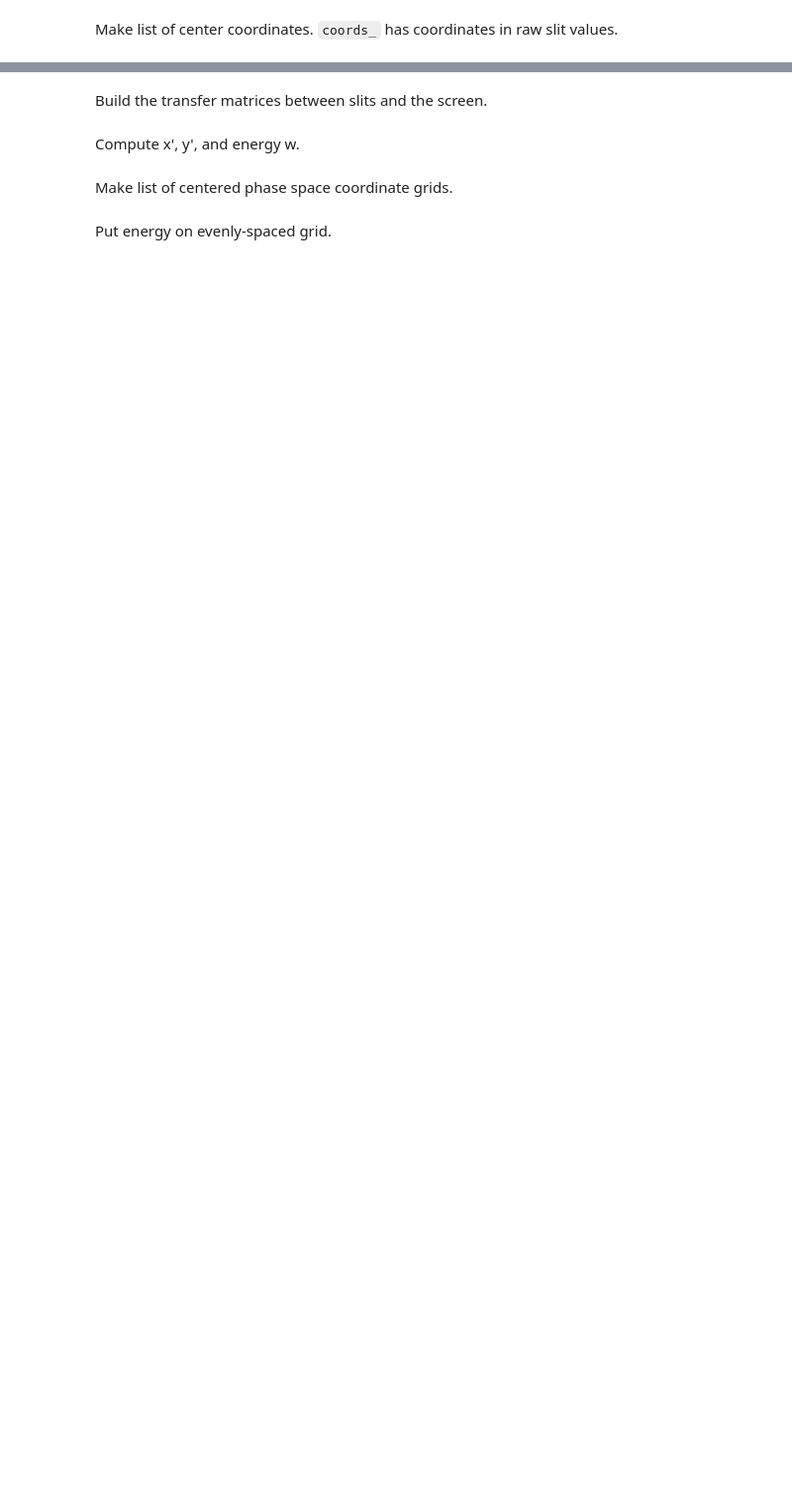
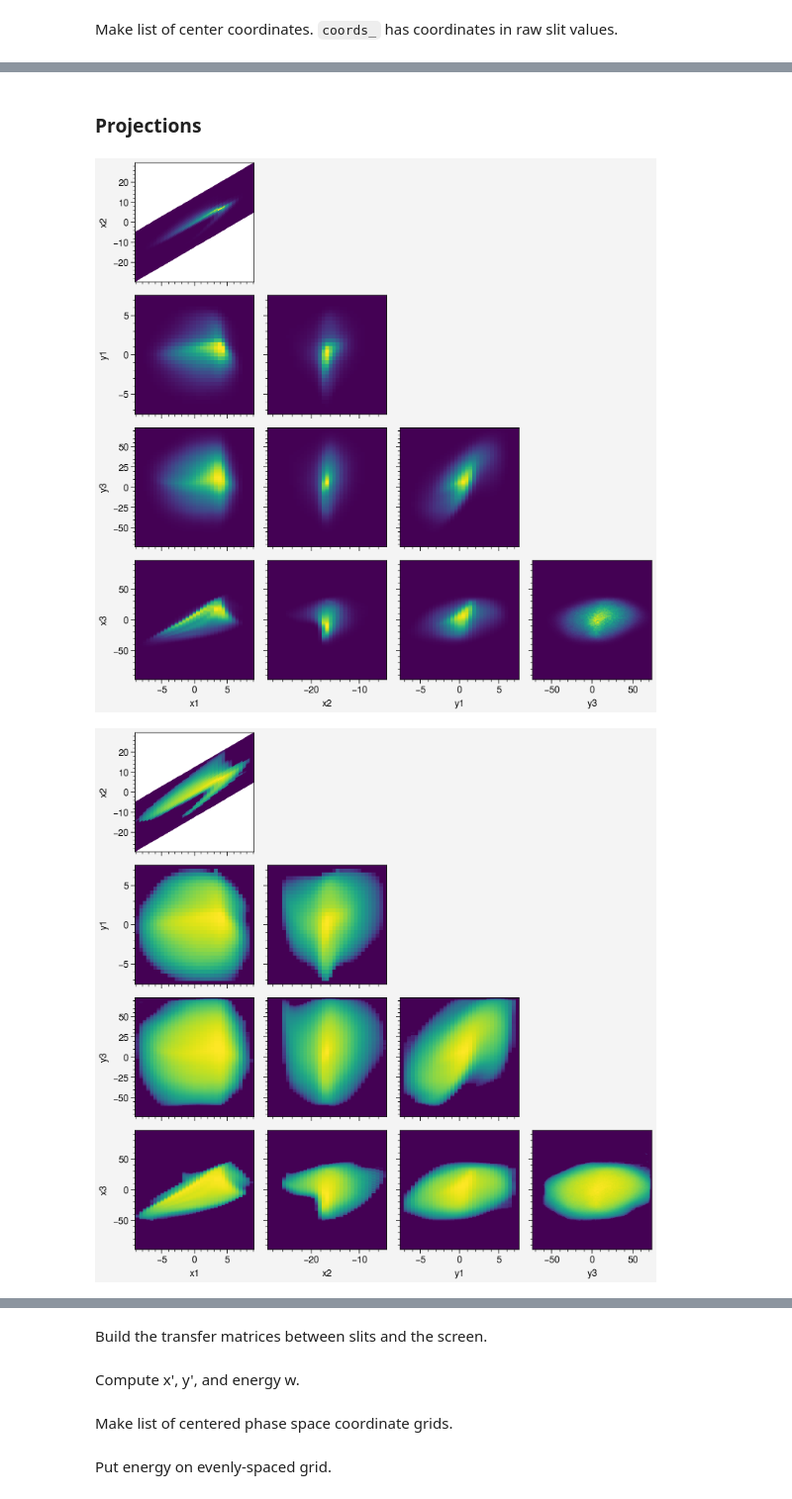
Before and after one commit to austin-hoover/analysis-sns-btf, a Jupyter notebook: scan3d/scan-xxpy-image-ypdE/scan-xxpy-image-ypdE_step3.ipynb, the cells around one changed output, grey strips where cells are left out. Shown at 99% size. Cells and saved outputs as stored; diff of their text form; code cells hidden in the pictures; blank space fills up the shorter version.

Commit message:
Update plotting to include tilted grid

```diff
--- a/scan3d/scan-xxpy-image-ypdE/scan-xxpy-image-ypdE_step3.ipynb
+++ b/scan3d/scan-xxpy-image-ypdE/scan-xxpy-image-ypdE_step3.ipynb
@@ -112,18 +99,0 @@ print(ind)
-# %%
-axes_slice = [(k, j, i) for i in range(a5d.ndim) for j in range(i) for k in range(j)]
-for axes in axes_slice:
-    axes_not_slice = [axis for axis in range(a5d.ndim) if axis not in axes]
-    a5d_slice = utils.slice_array(a5d, axes, [ind[axis] for axis in axes])
-    a5d_slice = a5d_slice / np.max(a5d_slice)
-
-    fig, plot_axes = pplt.subplots(ncols=2)
-    for ax, norm in zip(plot_axes, [None, 'log']):
-        mplt.plot_image(a5d_slice, ax=ax, frac_thresh=frac_thresh, norm=norm, colorbar=True)
-    dim1, dim2 = [dims[axis] for axis in axes_not_slice]
-    plot_axes.format(xlabel=dim1, ylabel=dim2)
-    # Save the figure.
-    string = '_output/slice_'
-    for axis in axes:
-        string += f'_{int_to_dim[axis]}-{ind[axis]}'
-    plt.savefig(string + '.png')
-    plt.show()
@@ -208,5 +145,5 @@ print('Y1.shape =', Y1.shape)
 # %%
-Y3, X3 = np.meshgrid(y3_gv, x3_gv, indexing='ij')
+Y3, X3 = np.meshgrid(np.arange(shape[3]), np.arange(shape[4]), indexing='ij')
 Y3 = utils.copy_into_new_dim(Y3, shape[:3], axis=0)
 X3 = utils.copy_into_new_dim(X3, shape[:3], axis=0)
 # %%
@@ -231,0 +192,2 @@ for i, dim in enumerate(dims):
+# %% [markdown]
+### Projections
@@ -231,0 +197,18 @@ for i, dim in enumerate(dims):
+# %%
+for norm in [None, 'log']:
+    axes = mplt.corner(
+        a5d,
+        coords=coords_,
+        labels=dims,
+        norm=norm,
+        diag_kind='None',
+        # prof='edges',
+        prof_kws=dict(lw=1.0),
+        fig_kws=dict(),
+        frac_thresh=frac_thresh,
+    )
+    plt.savefig(f"_output/corner_log{norm == 'log'}.png")
+    plt.show()
+# %% [output]
+[figure, added]
+[figure, added]
```
Also changed, not shown: parts of 63 cells of this notebook, 1 other file.
